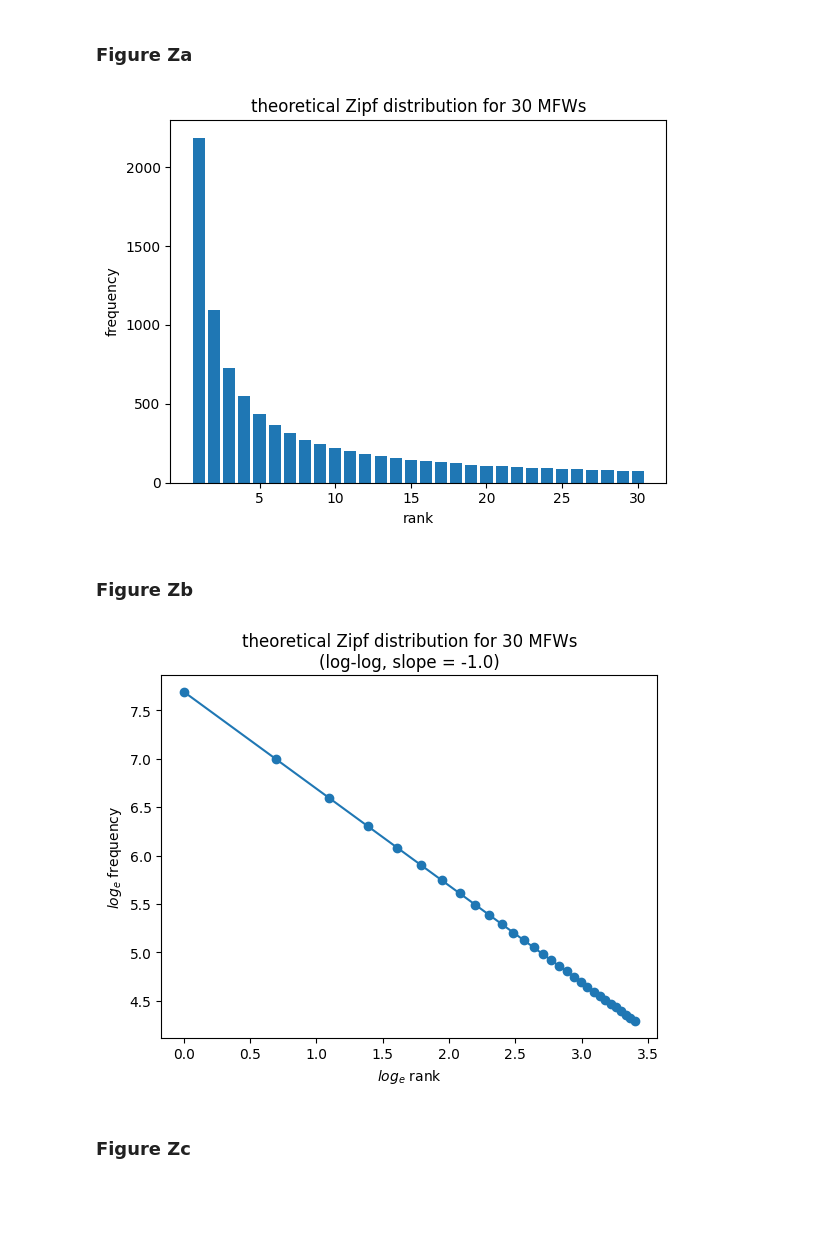
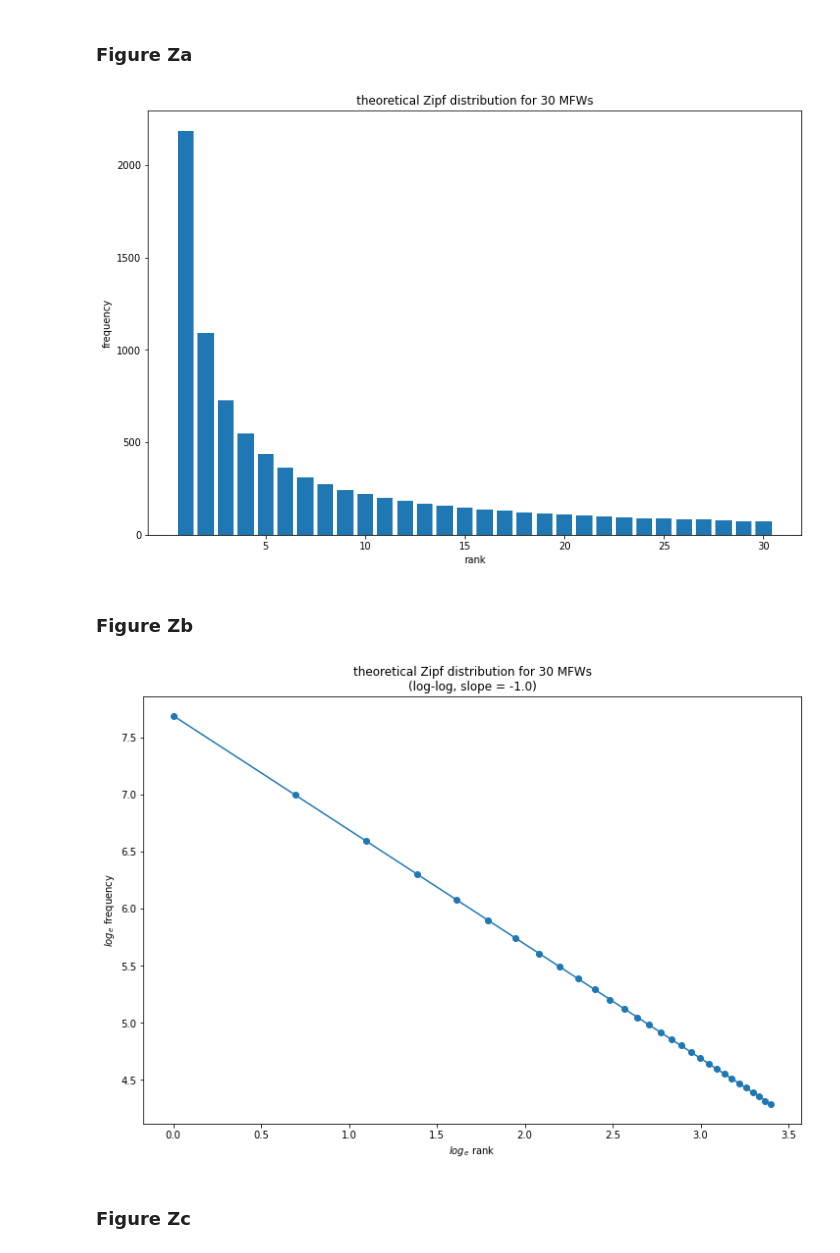
Before and after one commit to decretist/Dissertation, a Jupyter notebook: Notebooks/Zipf/Zipf49.ipynb, the cells around one changed output. Drawn from its saved outputs; the diff is of its cells as text; code cells hidden in the pictures; blank space fills up the shorter version.

Commit message:
Update figures

```diff
--- a/Notebooks/Zipf/Zipf49.ipynb
+++ b/Notebooks/Zipf/Zipf49.ipynb
@@ -26,17 +26,17 @@ def plot_data_bar(data_points):
 # %%
 scale = 2187
 theoretical = zipf_1949_theoretical(30, scale)
-# pp.figure(figsize=(12, 8)) # Jupyter
-pp.figure(figsize=(6.4, 4.8), dpi=100) # print
+pp.figure(figsize=(12, 8)) # Jupyter
+# pp.figure(figsize=(6.4, 4.8), dpi=300) # print
 plot_data_bar(theoretical)
 pp.xlabel('rank')
 pp.title(f'theoretical Zipf distribution for {len(theoretical)} MFWs')
 pp.xticks([(x + 1) * 5 for x in range(len(theoretical) // 5)])
 # pp.savefig('./PNGs/Figure_Za')
 pp.show()
 pp.close()
 # %% [output]
-[figure, old version]
+[figure, new version]
 # %% [markdown]
 ### Figure Zb
 # %%
@@ -83,8 +83,8 @@ def plot_regression(data_points):
     return slope
 # %%
 n = len(theoretical)
-# pp.figure(figsize=(12, 8)) # Jupyter
-pp.figure(figsize=(6.4, 4.8), dpi=100) # print
+pp.figure(figsize=(12, 8)) # Jupyter
+# pp.figure(figsize=(6.4, 4.8), dpi=300) # print
 plot_data_scatter(logify(theoretical[0:n]))
 slope = plot_regression(logify(theoretical[0:n]))
 pp.title(f'theoretical Zipf distribution for {n} MFWs\n(log-log, slope = {slope:.1f})')
@@ -92,7 +92,7 @@ pp.title(f'theoretical Zipf distribution for {n} MFWs\n(log-log, slope = {slope:
 pp.show()
 pp.close()
 # %% [output]
-[figure, old version]
+[figure, new version]
 # %% [markdown]
 ### Figure Zc
 # %%
```
Also changed, not shown: parts of 3 cells of this notebook.
